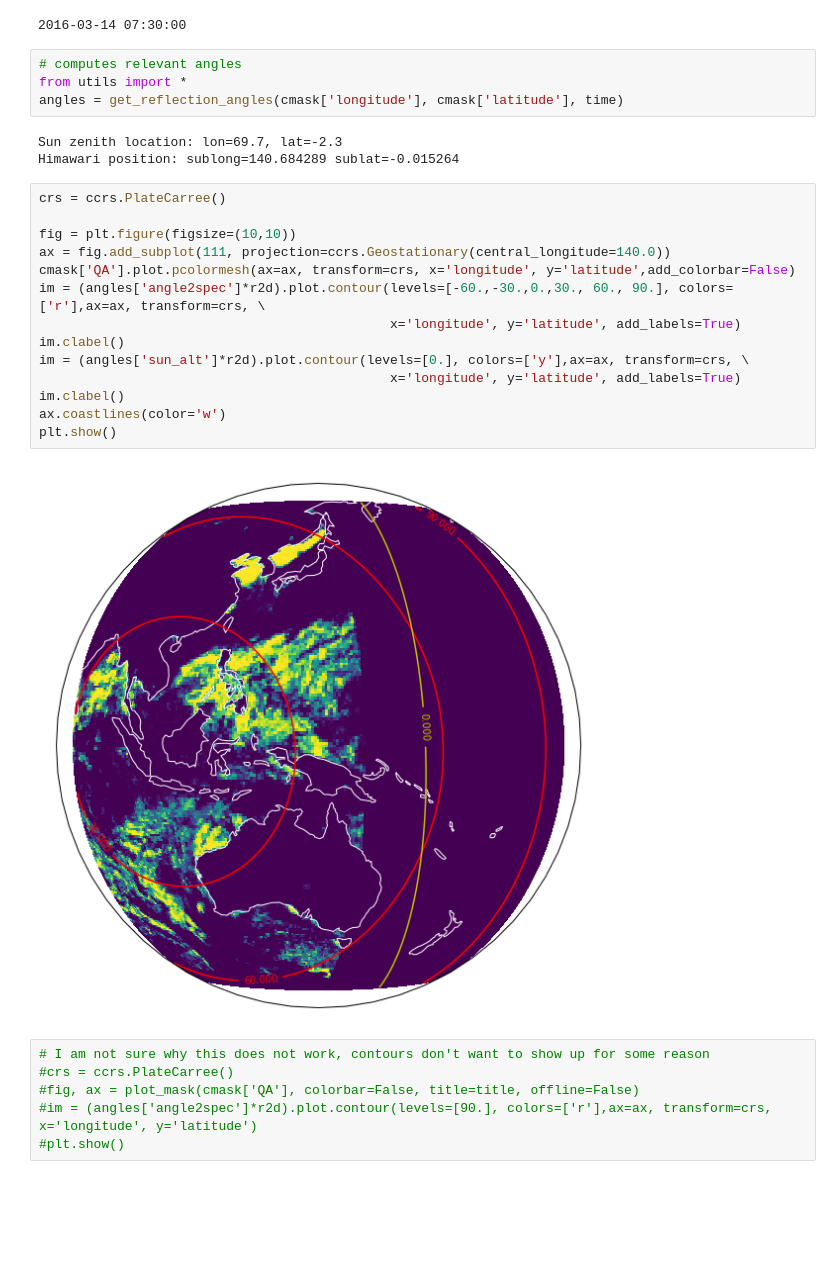
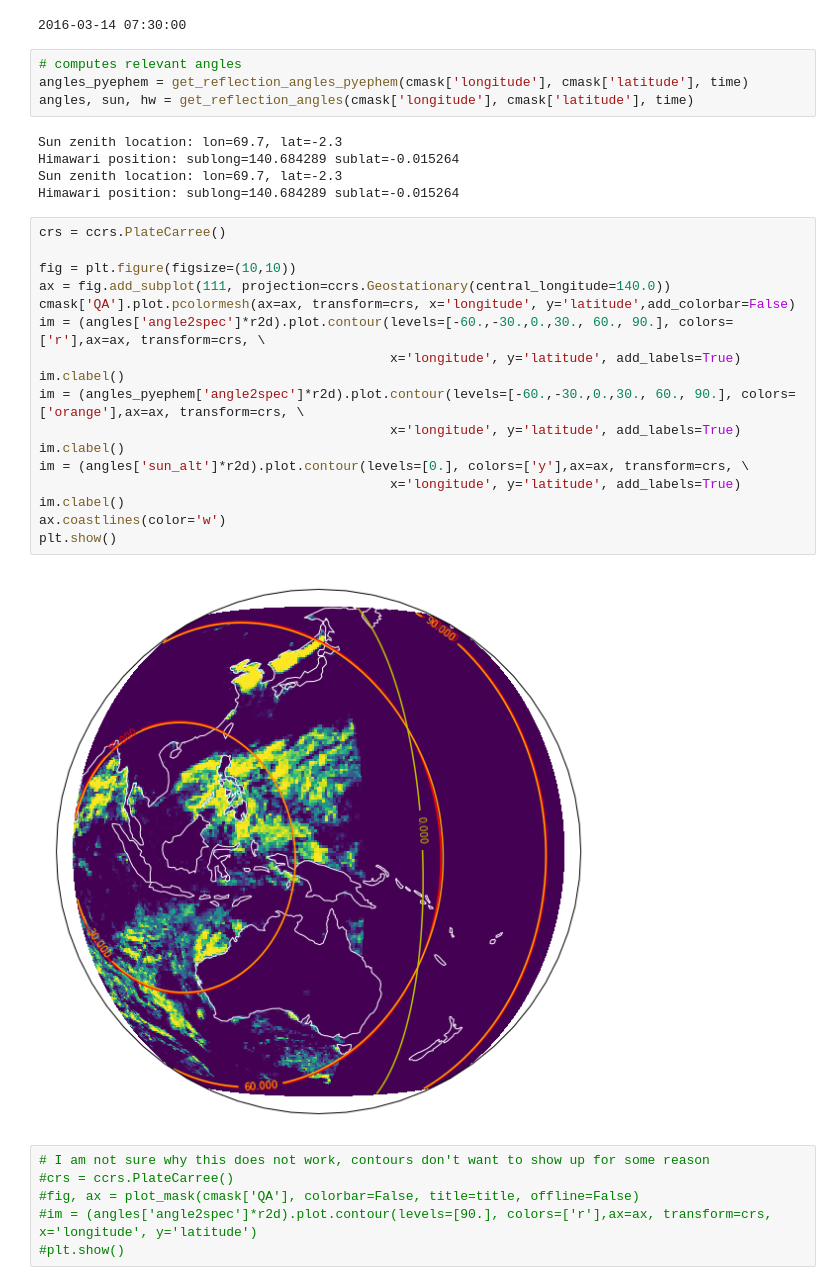
Before and after one commit to apatlpo/iwave_sst, a Jupyter notebook: hw/hw_cloudmask_glitter.ipynb, the cells around one changed output. Saved outputs shown, nothing was run; the diff lists cells and outputs as text; blank space fills up the shorter version.

Commit message:
xarray treatment of angle to specular debugged

```diff
--- a/hw/hw_cloudmask_glitter.ipynb
+++ b/hw/hw_cloudmask_glitter.ipynb
@@ -62,27 +62,32 @@ cmask = coarsen(fmask, dl, chunks)
 2016-03-14 07:30:00
 # %%
 # computes relevant angles
-from utils import *
-angles = get_reflection_angles(cmask['longitude'], cmask['latitude'], time)
+angles_pyephem = get_reflection_angles_pyephem(cmask['longitude'], cmask['latitude'], time)
+angles, sun, hw = get_reflection_angles(cmask['longitude'], cmask['latitude'], time)
 # %% [output]
 Sun zenith location: lon=69.7, lat=-2.3
 Himawari position: sublong=140.684289 sublat=-0.015264
+Sun zenith location: lon=69.7, lat=-2.3
+Himawari position: sublong=140.684289 sublat=-0.015264
 # %%
 crs = ccrs.PlateCarree()
 
 fig = plt.figure(figsize=(10,10))
 ax = fig.add_subplot(111, projection=ccrs.Geostationary(central_longitude=140.0))
 cmask['QA'].plot.pcolormesh(ax=ax, transform=crs, x='longitude', y='latitude',add_colorbar=False)
 im = (angles['angle2spec']*r2d).plot.contour(levels=[-60.,-30.,0.,30., 60., 90.], colors=['r'],ax=ax, transform=crs, \
                                              x='longitude', y='latitude', add_labels=True)
 im.clabel()
+im = (angles_pyephem['angle2spec']*r2d).plot.contour(levels=[-60.,-30.,0.,30., 60., 90.], colors=['orange'],ax=ax, transform=crs, \
+                                             x='longitude', y='latitude', add_labels=True)
+im.clabel()
 im = (angles['sun_alt']*r2d).plot.contour(levels=[0.], colors=['y'],ax=ax, transform=crs, \
                                              x='longitude', y='latitude', add_labels=True)
 im.clabel()
 ax.coastlines(color='w')
 plt.show()
 # %% [output]
-[figure, old version]
+[figure, new version]
 # %%
 # I am not sure why this does not work, contours don't want to show up for some reason
 #crs = ccrs.PlateCarree()
```
Also changed, not shown: parts of 4 cells of this notebook, 1 other file.
